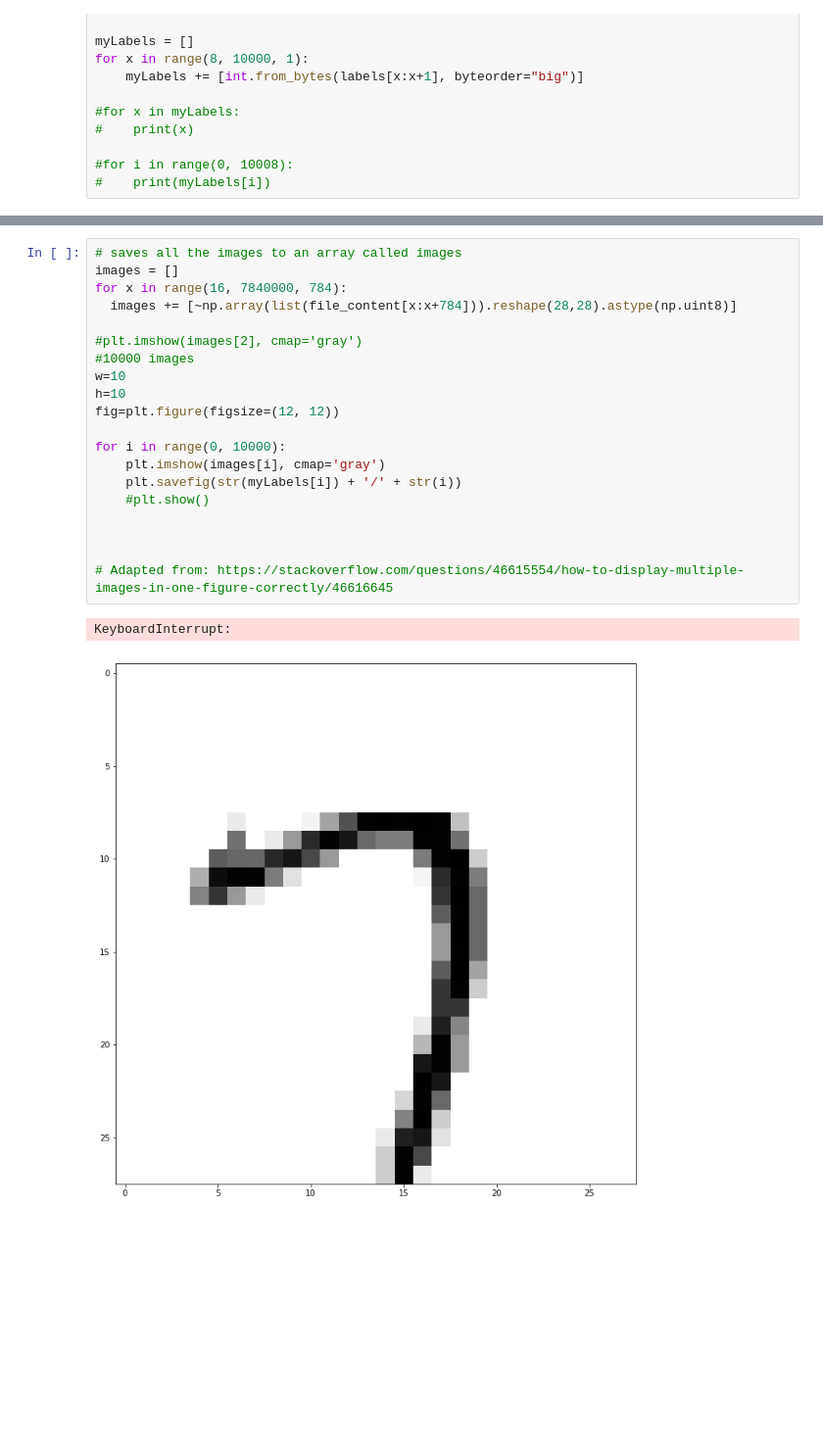
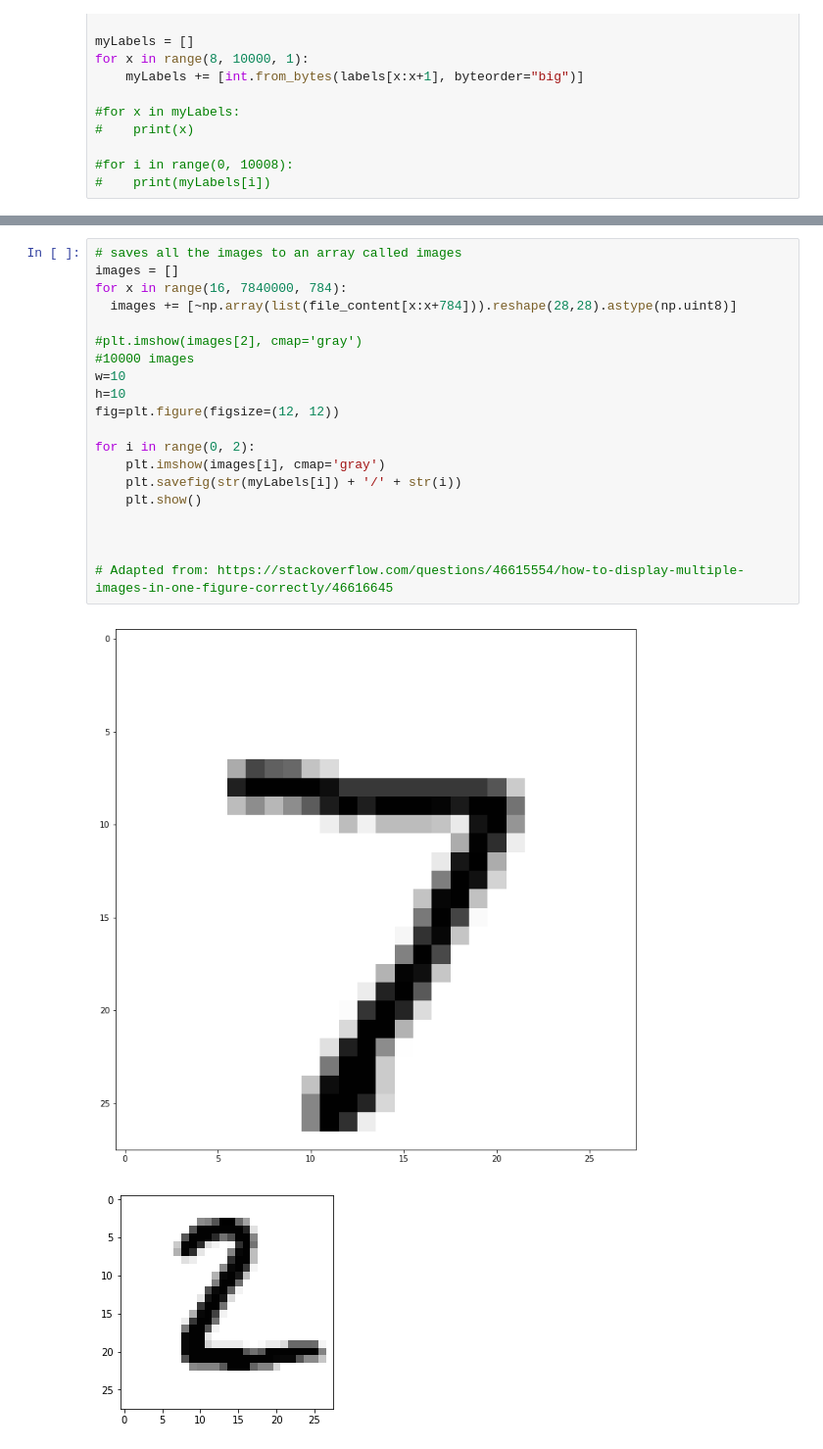
Before and after one commit to smcguire56/emtech-assignment, a Jupyter notebook: 3. MNIST dataset notebook/mnist-dataset.ipynb, the cells around one changed output, grey strips where cells are left out. Shown at 98% size. Cells and saved outputs as stored; diff of their text form; blank space fills up the shorter version.

```diff
--- a/3. MNIST dataset notebook/mnist-dataset.ipynb
+++ b/3. MNIST dataset notebook/mnist-dataset.ipynb
@@ -124,23 +127,23 @@ for x in range(8, 10000, 1):
 # %%
 # saves all the images to an array called images
 images = []
 for x in range(16, 7840000, 784):
   images += [~np.array(list(file_content[x:x+784])).reshape(28,28).astype(np.uint8)]
 
 #plt.imshow(images[2], cmap='gray')
 #10000 images
 w=10
 h=10
 fig=plt.figure(figsize=(12, 12))
 
-for i in range(0, 10000):
+for i in range(0, 2):
     plt.imshow(images[i], cmap='gray')
     plt.savefig(str(myLabels[i]) + '/' + str(i))
-    #plt.show()
+    plt.show()
 
 
 
 # Adapted from: https://stackoverflow.com/questions/46615554/how-to-display-multiple-images-in-one-figure-correctly/46616645
 # %% [output]
-KeyboardInterrupt:
-[figure, old version]
+[figure, new version]
+[figure, added]
```
Also changed, not shown: parts of 1 cell of this notebook.
